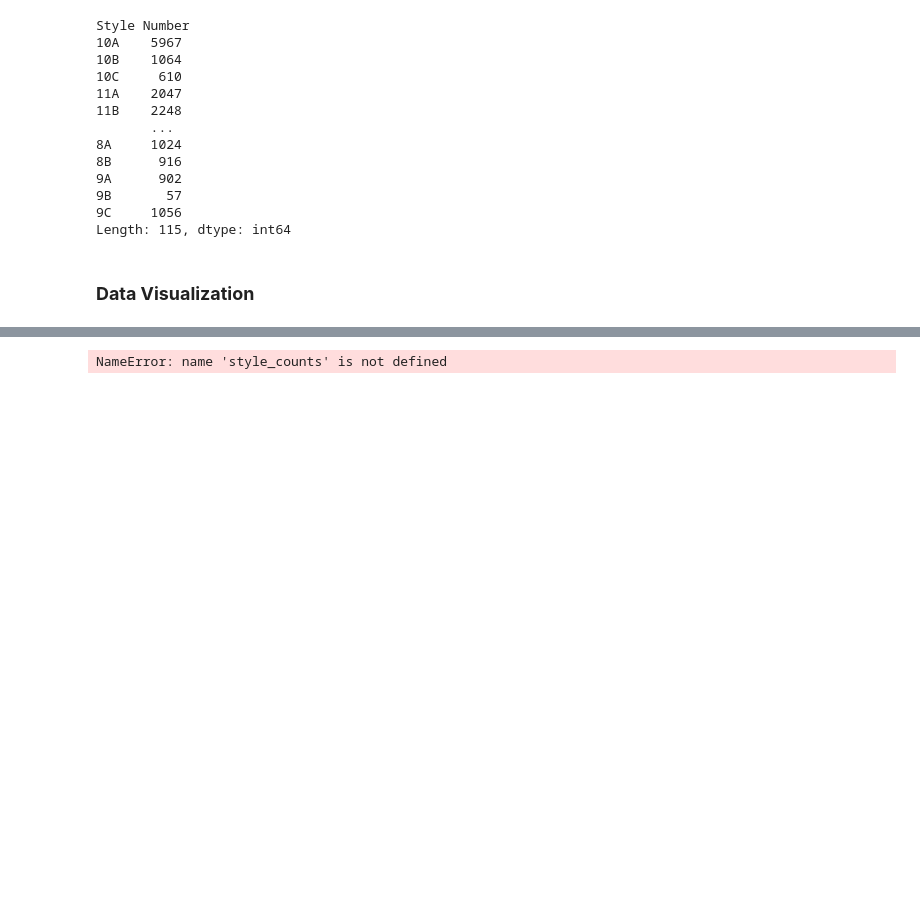
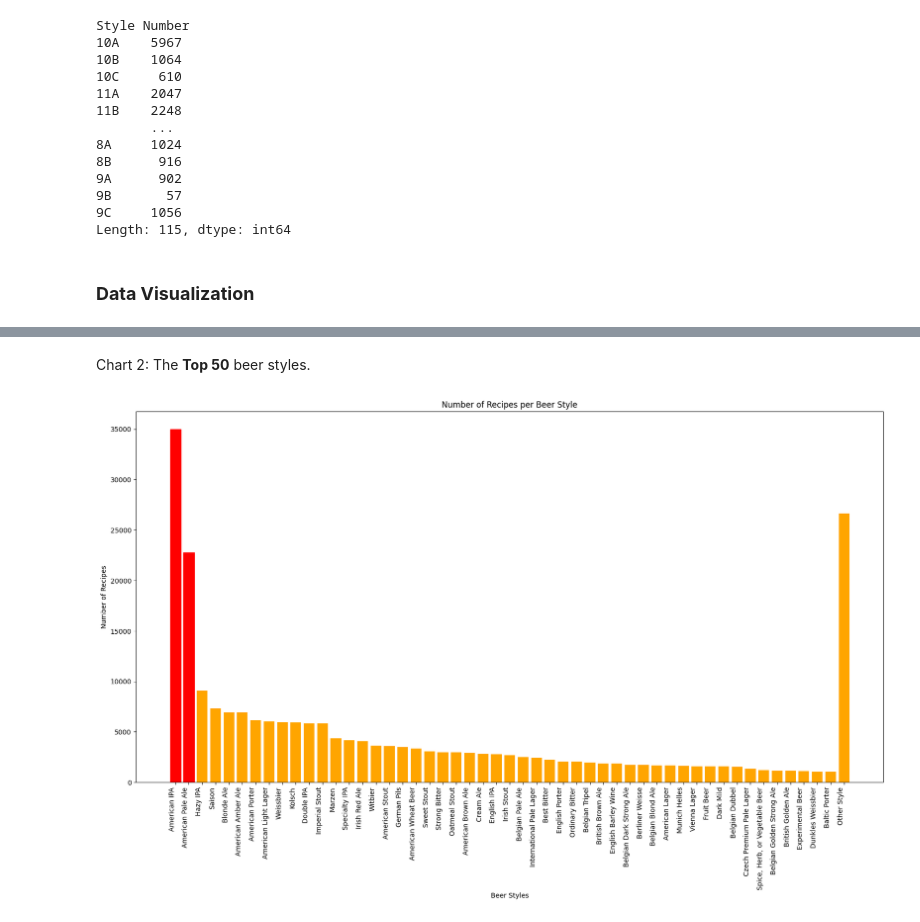
Before and after one commit to Redsoxin7/beer_recipes, a Jupyter notebook: Beer_Recipe_Analysis.ipynb, the cells around one changed output, grey strips where cells are left out. Cells and saved outputs as stored; diff of their text form; code cells hidden in the pictures; blank space fills up the shorter version.

```diff
--- a/Beer_Recipe_Analysis.ipynb
+++ b/Beer_Recipe_Analysis.ipynb
@@ -92,32 +100,42 @@ the 116 styles
+# %% [markdown]
+Chart 2: The **Top 50** beer styles.
 # %%
-style_counts = style_counts[:35]
-import matplotlib.pyplot as plt
+def total_occurrence_abbrev_v():
+    # Group by 'Style' and count the number of occurrences
+    style_counts = beer_recipes['Style'].value_counts()
 
-# Group by 'Style' and count the number of occurrences
-style_counts = beer_recipes['Style'].value_counts()
+    # Sort the data in descending order
+    style_counts = style_counts.sort_values(ascending=False)
 
-# Sort the data in descending order
-style_counts = style_counts.sort_values(ascending=True)
+    # Group the first 50 styles and the rest into "Other Style"
+    top_styles = style_counts[:50]
+    other_styles = pd.Series([style_counts[50:].sum()], index=['Other Style'])
+    style_counts = pd.concat([top_styles, other_styles])
 
-# Group the first 35 styles and the rest into "Other Style"
-top_styles = style_counts[:35]
-# other_styles = pd.Series([style_counts[35:].sum()], index=['Other Style'])
-# style_counts = pd.concat([top_styles, other_styles])
+    # Reverse order so largest values appear on the left
+    # style_counts = style_counts[::-1]
 
-# Plot the bar chart horizontally
-fig, ax = plt.subplots(figsize=(20, 15))
-bars = ax.barh(style_counts.index, style_counts.values, color='skyblue')
+    # Plot the bar chart vertically
+    fig, ax = plt.subplots(figsize=(20, 10))
+    bars = ax.bar(style_counts.index, style_counts.values, color='orange')  # type: ignore # Vertical bars
 
-# Highlight the top 2 bars
-bars[0].set_color('gold')
-bars[1].set_color('silver')
+    # Highlight the top 2 bars
+    bars[-50].set_color('red')  # Largest value (now at the left)
+    bars[-51].set_color('red')
 
-plt.xlabel('Number of Recipes')
-plt.ylabel('Beer Styles')
-plt.title('Number of Recipes per Beer Style')
-plt.show()
+    # Formatting
+    plt.ylabel('Number of Recipes')
+    plt.xlabel('Beer Styles')
+    plt.title('Number of Recipes per Beer Style')
+
+    # Rotate x-axis labels for readability
+    plt.xticks(rotation=90, ha='right')
+
+    plt.show()
+
+total_occurrence_abbrev_v()
 # %% [output]
-NameError: name 'style_counts' is not defined
+[figure, added]
 # %%
 # Group by 'Category' and count the number of occurrences
 category_counts = beer_recipes['Category'].value_counts()
```
Also changed, not shown: parts of 16 cells of this notebook.
